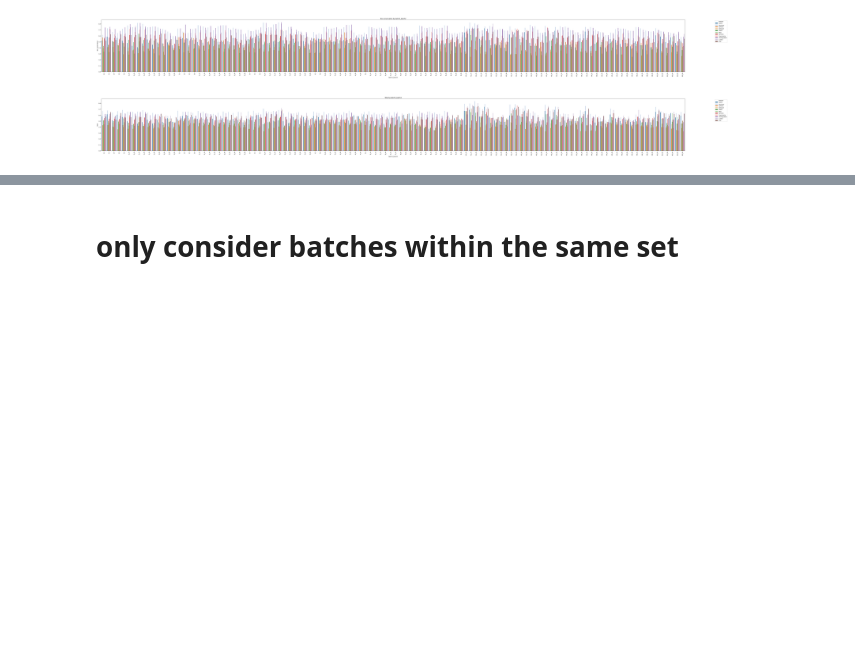
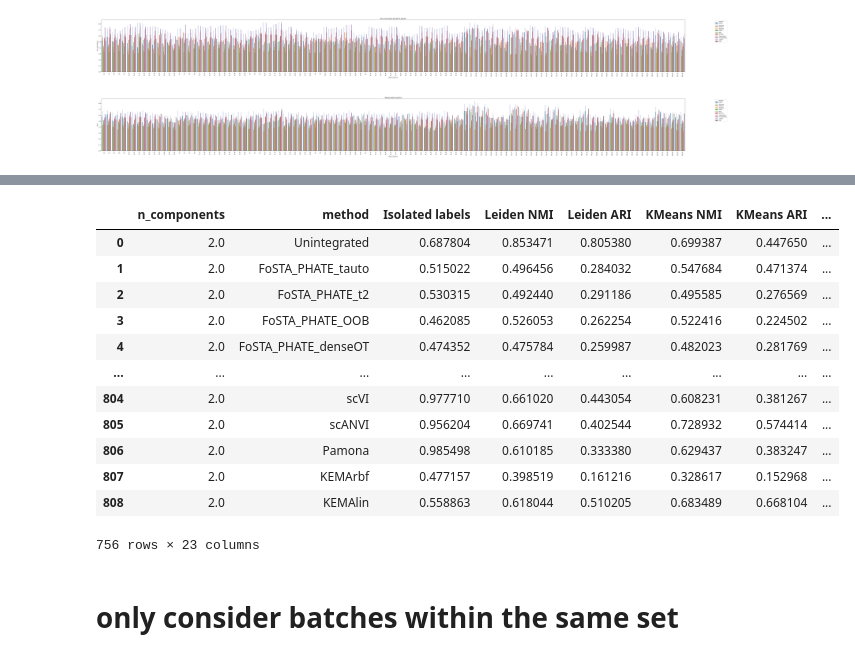
Before and after one commit to aumona/FoSTA-experiments, a Jupyter notebook: notebooks/summarize_results_real_batches.ipynb, the cells around one changed output, grey strips where cells are left out. Drawn from its saved outputs; the diff is of its cells as text; code cells hidden in the pictures; blank space fills up the shorter version.

```diff
--- a/notebooks/summarize_results_real_batches.ipynb
+++ b/notebooks/summarize_results_real_batches.ipynb
@@ -122,3 +151,19 @@ plot_bio_vs_batch_correction(results_df)
+# %%
+results_df
+# %% [output]
+|  | n_components | method | Isolated labels | Leiden NMI | Leiden ARI | KMeans NMI | KMeans ARI | ... |
+| 0 | 2.0 | Unintegrated | 0.687804 | 0.853471 | 0.805380 | 0.699387 | 0.447650 | ... |
+| 1 | 2.0 | FoSTA_PHATE_tauto | 0.515022 | 0.496456 | 0.284032 | 0.547684 | 0.471374 | ... |
+| 2 | 2.0 | FoSTA_PHATE_t2 | 0.530315 | 0.492440 | 0.291186 | 0.495585 | 0.276569 | ... |
+| 3 | 2.0 | FoSTA_PHATE_OOB | 0.462085 | 0.526053 | 0.262254 | 0.522416 | 0.224502 | ... |
+| 4 | 2.0 | FoSTA_PHATE_denseOT | 0.474352 | 0.475784 | 0.259987 | 0.482023 | 0.281769 | ... |
+| ... | ... | ... | ... | ... | ... | ... | ... | ... |
+| 804 | 2.0 | scVI | 0.977710 | 0.661020 | 0.443054 | 0.608231 | 0.381267 | ... |
+| 805 | 2.0 | scANVI | 0.956204 | 0.669741 | 0.402544 | 0.728932 | 0.574414 | ... |
+| 806 | 2.0 | Pamona | 0.985498 | 0.610185 | 0.333380 | 0.629437 | 0.383247 | ... |
+| 807 | 2.0 | KEMArbf | 0.477157 | 0.398519 | 0.161216 | 0.328617 | 0.152968 | ... |
+| 808 | 2.0 | KEMAlin | 0.558863 | 0.618044 | 0.510205 | 0.683489 | 0.668104 | ... |
+756 rows × 23 columns
 # %% [markdown]
 # only consider batches within the same set
 # %%
```
Also changed, not shown: parts of 8 cells of this notebook.
